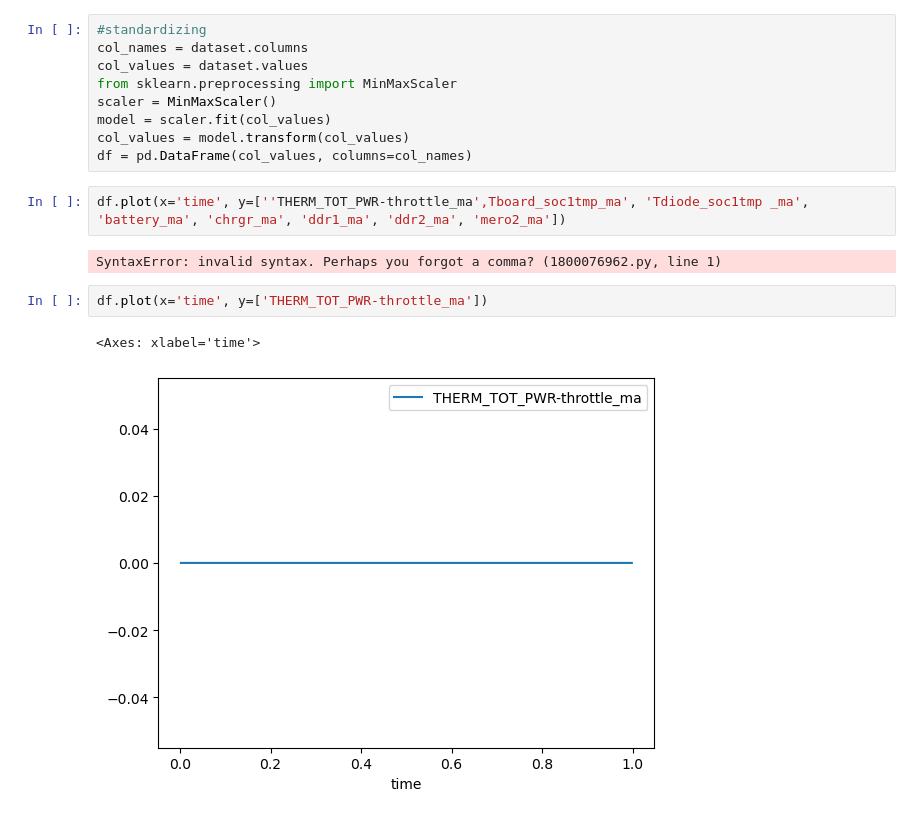
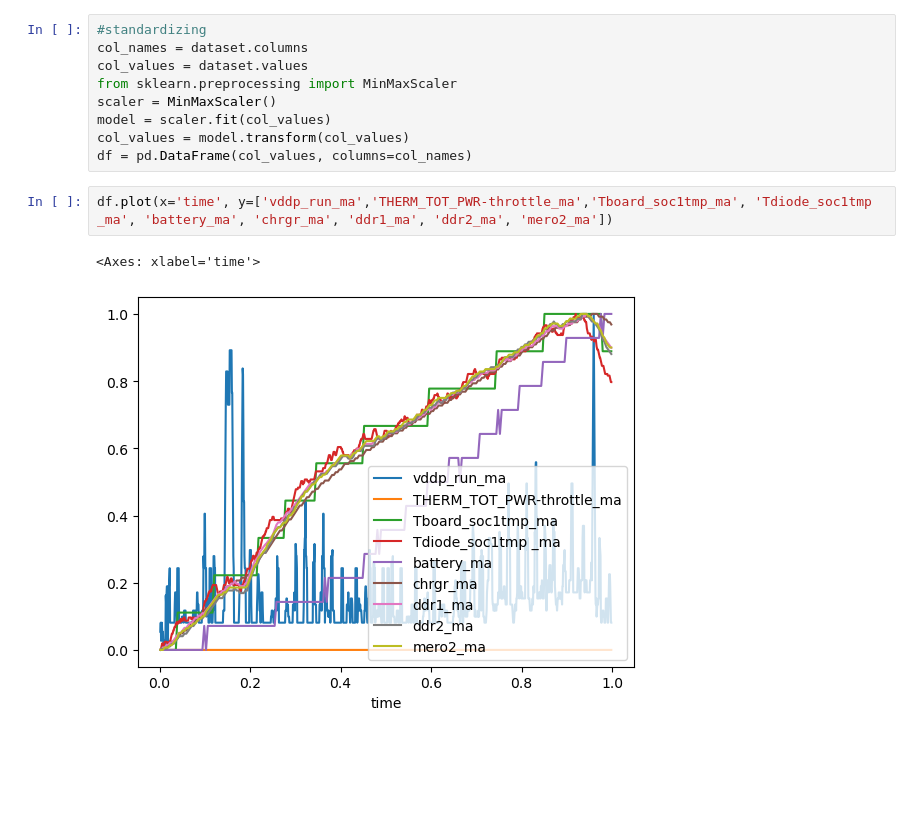
Before and after one commit to jai-sundaram/ar-privacy, a Jupyter notebook: BurgsDevelopment/Jai Data Analysis/sma.ipynb, the cells around one changed output. Drawn from its saved outputs; the diff is of its cells as text; blank space fills up the shorter version.

```diff
--- a/BurgsDevelopment/Jai Data Analysis/sma.ipynb
+++ b/BurgsDevelopment/Jai Data Analysis/sma.ipynb
@@ -49,11 +49,7 @@ model = scaler.fit(col_values)
 col_values = model.transform(col_values)
 df = pd.DataFrame(col_values, columns=col_names)
 # %%
-df.plot(x='time', y=[''THERM_TOT_PWR-throttle_ma',Tboard_soc1tmp_ma', 'Tdiode_soc1tmp _ma', 'battery_ma', 'chrgr_ma', 'ddr1_ma', 'ddr2_ma', 'mero2_ma'])
+df.plot(x='time', y=['vddp_run_ma','THERM_TOT_PWR-throttle_ma','Tboard_soc1tmp_ma', 'Tdiode_soc1tmp _ma', 'battery_ma', 'chrgr_ma', 'ddr1_ma', 'ddr2_ma', 'mero2_ma'])
 # %% [output]
-SyntaxError: invalid syntax. Perhaps you forgot a comma? (1800076962.py, line 1)
+<Axes: xlabel='time'>
+[figure, added]
-# %%
-df.plot(x='time', y=['THERM_TOT_PWR-throttle_ma'])
-# %% [output]
-<Axes: xlabel='time'>
-[figure, removed]
```
Also changed, not shown: parts of 1 cell of this notebook.
